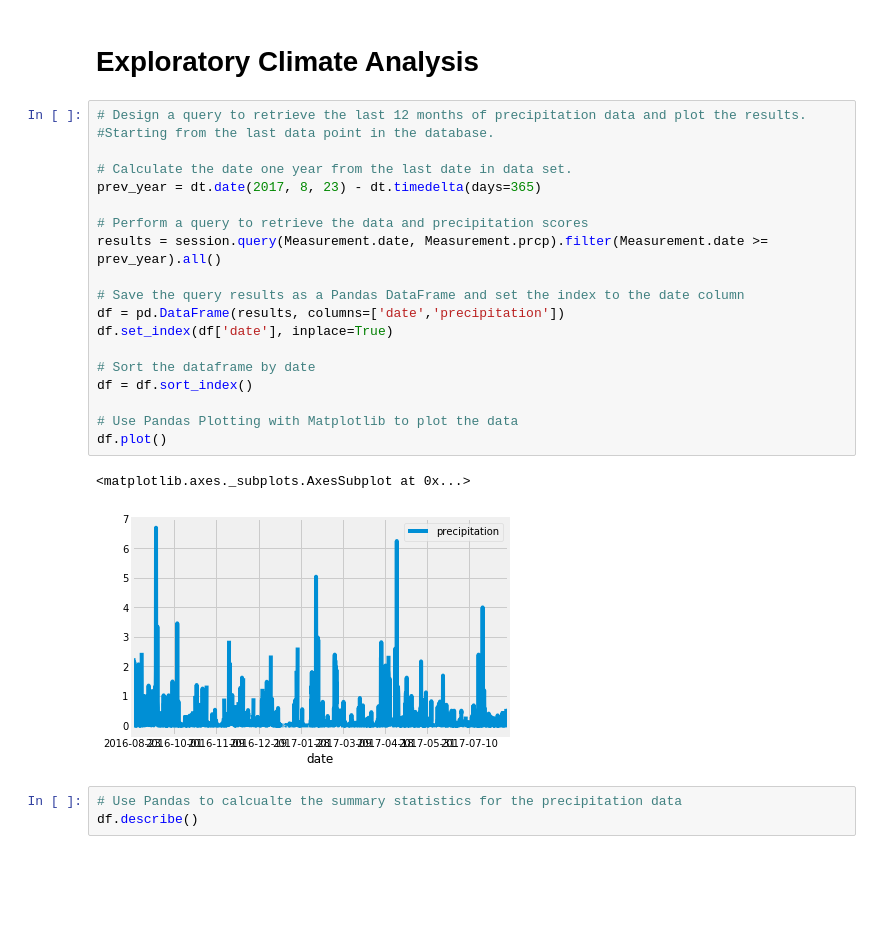
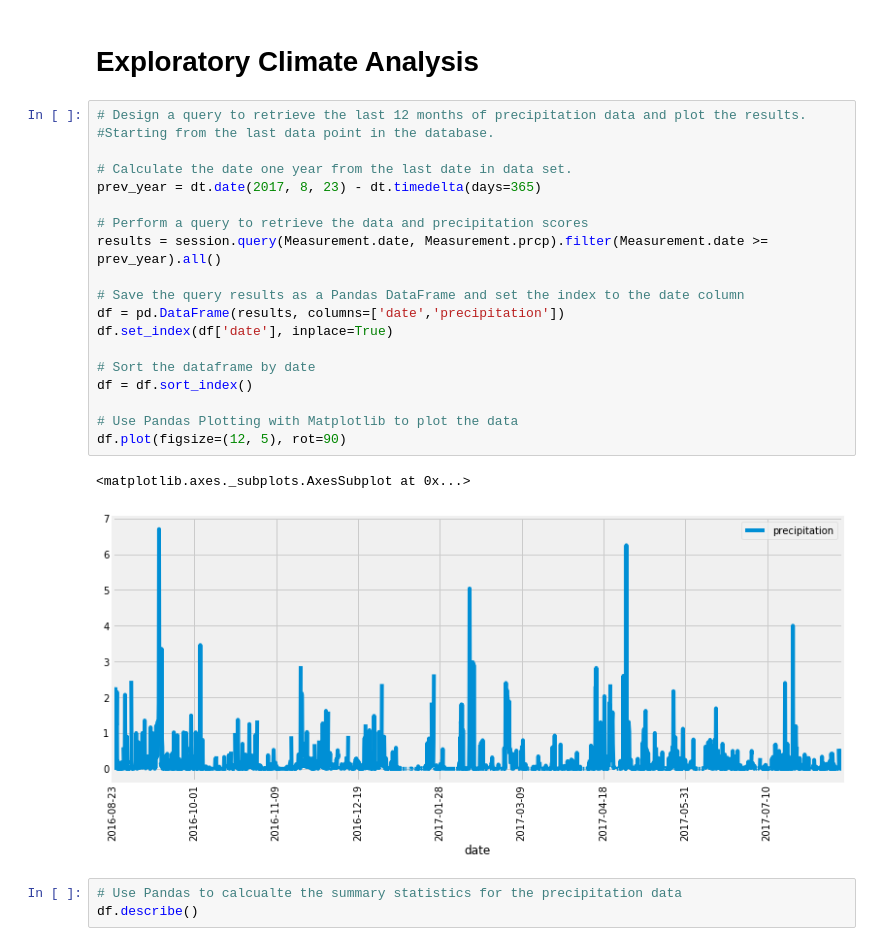
Before and after one commit to peterg7/Surfs_Up, a Jupyter notebook: climate_analysis.ipynb, the cells around one changed output. Drawn from its saved outputs; the diff is of its cells as text; blank space fills up the shorter version.

Commit message:
tidied up precipitation graph

```diff
--- a/climate_analysis.ipynb
+++ b/climate_analysis.ipynb
@@ -41,25 +41,25 @@ session = Session(engine)
 # %%
 # Design a query to retrieve the last 12 months of precipitation data and plot the results.
 #Starting from the last data point in the database.
 
 # Calculate the date one year from the last date in data set.
 prev_year = dt.date(2017, 8, 23) - dt.timedelta(days=365)
 
 # Perform a query to retrieve the data and precipitation scores
 results = session.query(Measurement.date, Measurement.prcp).filter(Measurement.date >= prev_year).all()
 
 # Save the query results as a Pandas DataFrame and set the index to the date column
 df = pd.DataFrame(results, columns=['date','precipitation'])
 df.set_index(df['date'], inplace=True)
 
 # Sort the dataframe by date
 df = df.sort_index()
 
 # Use Pandas Plotting with Matplotlib to plot the data
-df.plot()
+df.plot(figsize=(12, 5), rot=90)
 # %% [output]
 <matplotlib.axes._subplots.AxesSubplot at 0x...>
-[figure, old version]
+[figure, new version]
 # %%
 # Use Pandas to calcualte the summary statistics for the precipitation data
 df.describe()
```
